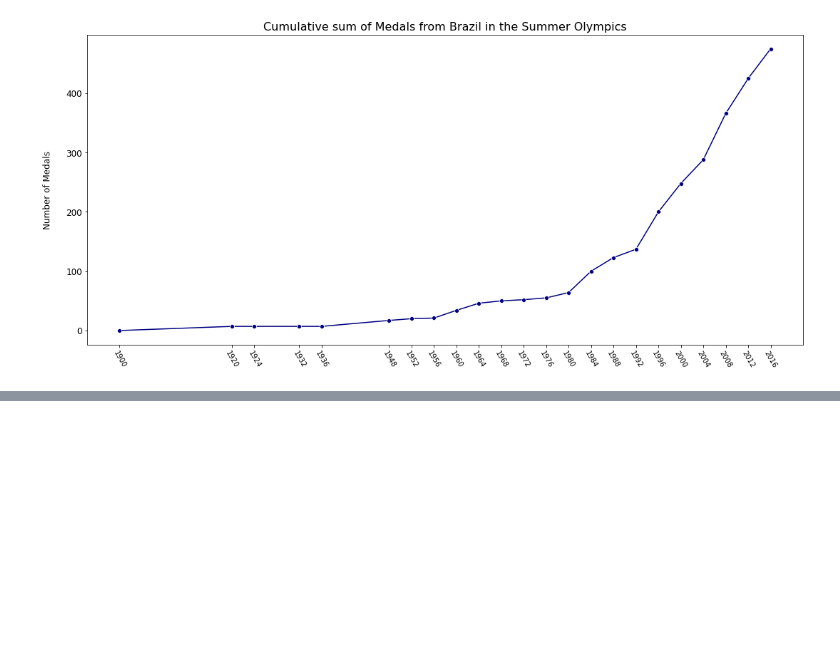
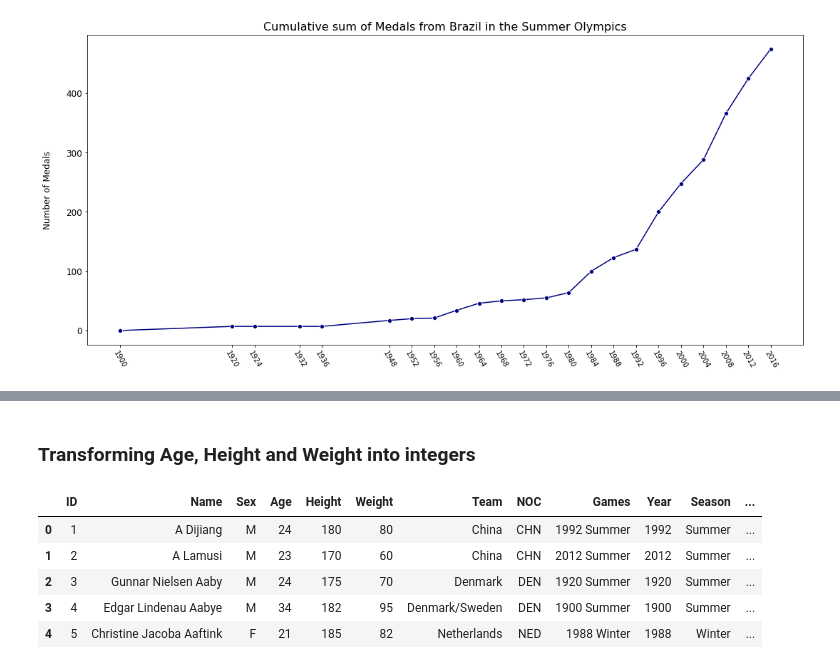
Before and after one commit to caiochacon/projeto_final_ICD, a Jupyter notebook: main.ipynb, the cells around one changed output, grey strips where cells are left out. Cells and saved outputs as stored; diff of their text form; code cells hidden in the pictures; blank space fills up the shorter version.

```diff
--- a/main.ipynb
+++ b/main.ipynb
@@ -147,0 +208,8 @@ plt.show()
+# %%
+mean_height_by_sport = df.groupby("Sport").mean().reset_index().drop(columns = ["Age","Year","ID","Weight"])
+mean_height_dict = dict(zip(mean_height_by_sport["Sport"],mean_height_by_sport["Height"]))
+
+null_heights = df[pd.isnull(df["Height"])]
+null_heights["Height"] = null_heights["Sport"].map(mean_height_dict)
+df["Height"].fillna(null_heights["Height"],inplace=True)
+df.info() # 60072 values transformed
@@ -147,0 +239,8 @@ plt.show()
+# %%
+mean_weight_by_sport = df.groupby("Sport").mean().reset_index().drop(columns = ["Age","Year","ID","Height"])
+mean_weight_dict = dict(zip(mean_weight_by_sport["Sport"],mean_weight_by_sport["Weight"]))
+
+null_weights = df[pd.isnull(df["Weight"])]
+null_weights["Weight"] = null_weights["Sport"].map(mean_weight_dict)
+df["Weight"].fillna(null_weights["Weight"],inplace=True)
+df.info() # 62658 values transformed
@@ -147,0 +272,2 @@ plt.show()
+# %%
+df["Medal"].fillna("No medal",inplace=True)
@@ -147,0 +276,3 @@ plt.show()
+# %%
+df.dropna(inplace=True)
+df.info()
@@ -147,0 +297,12 @@ plt.show()
+# %% [markdown]
+### Transforming Age, Height and Weight into integers
+# %%
+df = df.astype({"Age":int,"Height":int,"Weight":int})
+df.head()
+# %% [output]
+|  | ID | Name | Sex | Age | Height | Weight | Team | NOC | Games | Year | Season | ... |
+| 0 | 1 | A Dijiang | M | 24 | 180 | 80 | China | CHN | 1992 Summer | 1992 | Summer | ... |
+| 1 | 2 | A Lamusi | M | 23 | 170 | 60 | China | CHN | 2012 Summer | 2012 | Summer | ... |
+| 2 | 3 | Gunnar Nielsen Aaby | M | 24 | 175 | 70 | Denmark | DEN | 1920 Summer | 1920 | Summer | ... |
+| 3 | 4 | Edgar Lindenau Aabye | M | 34 | 182 | 95 | Denmark/Sweden | DEN | 1900 Summer | 1900 | Summer | ... |
+| 4 | 5 | Christine Jacoba Aaftink | F | 21 | 185 | 82 | Netherlands | NED | 1988 Winter | 1988 | Winter | ... |
```
Also changed, not shown: parts of 15 cells of this notebook.
